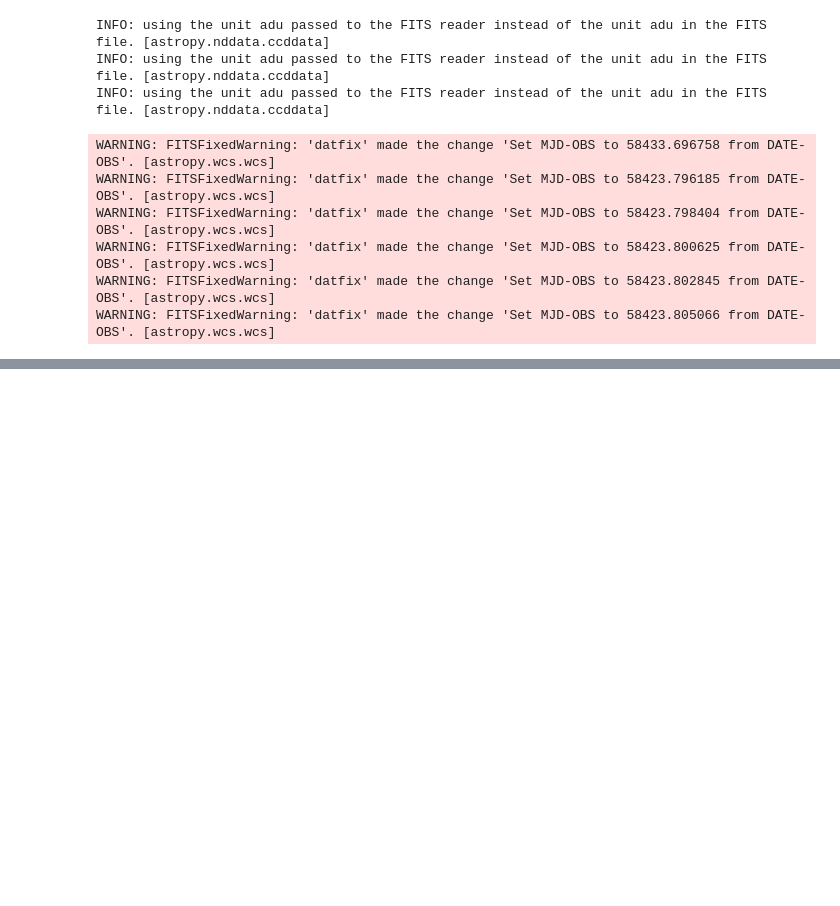
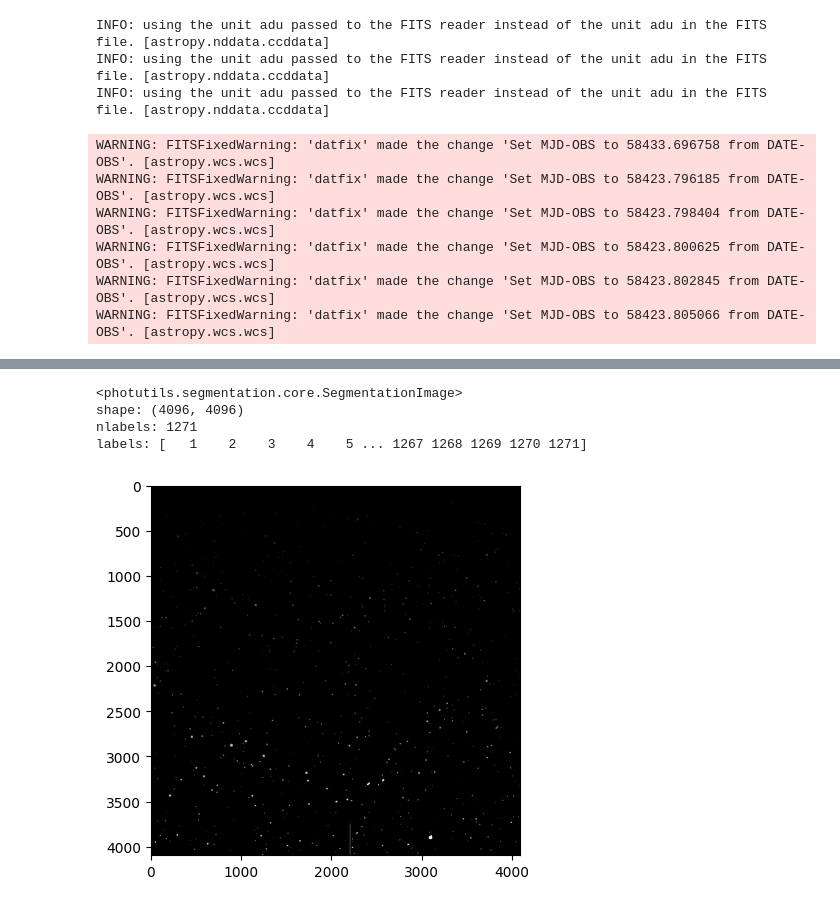
Before and after one commit to JackDavidMaher/THE-BOYZ-ARE-BACK, a Jupyter notebook: Astro_Labbook_2025.ipynb, the cells around one changed output, grey strips where cells are left out. Drawn from its saved outputs; the diff is of its cells as text; code cells hidden in the pictures; blank space fills up the shorter version.

```diff
--- a/Astro_Labbook_2025.ipynb
+++ b/Astro_Labbook_2025.ipynb
@@ -233,0 +304,13 @@ WARNING: FITSFixedWarning: 'datfix' made the change 'Set MJD-OBS to 58423.805066
+# %%
+segm_deblend = deblend_sources(convolved_data, segment_map,
+                               npixels = 25, nlevels = 32, contrast = 0.001,
+                               progress_bar = True)
+
+plt.imshow(segm_deblend, cmap='gray')
+print(segm_deblend)
+# %% [output]
+<photutils.segmentation.core.SegmentationImage>
+shape: (4096, 4096)
+nlabels: 1271
+labels: [   1    2    3    4    5 ... 1267 1268 1269 1270 1271]
+[figure, added]
```
Also changed, not shown: parts of 12 cells of this notebook, 4 other files.
